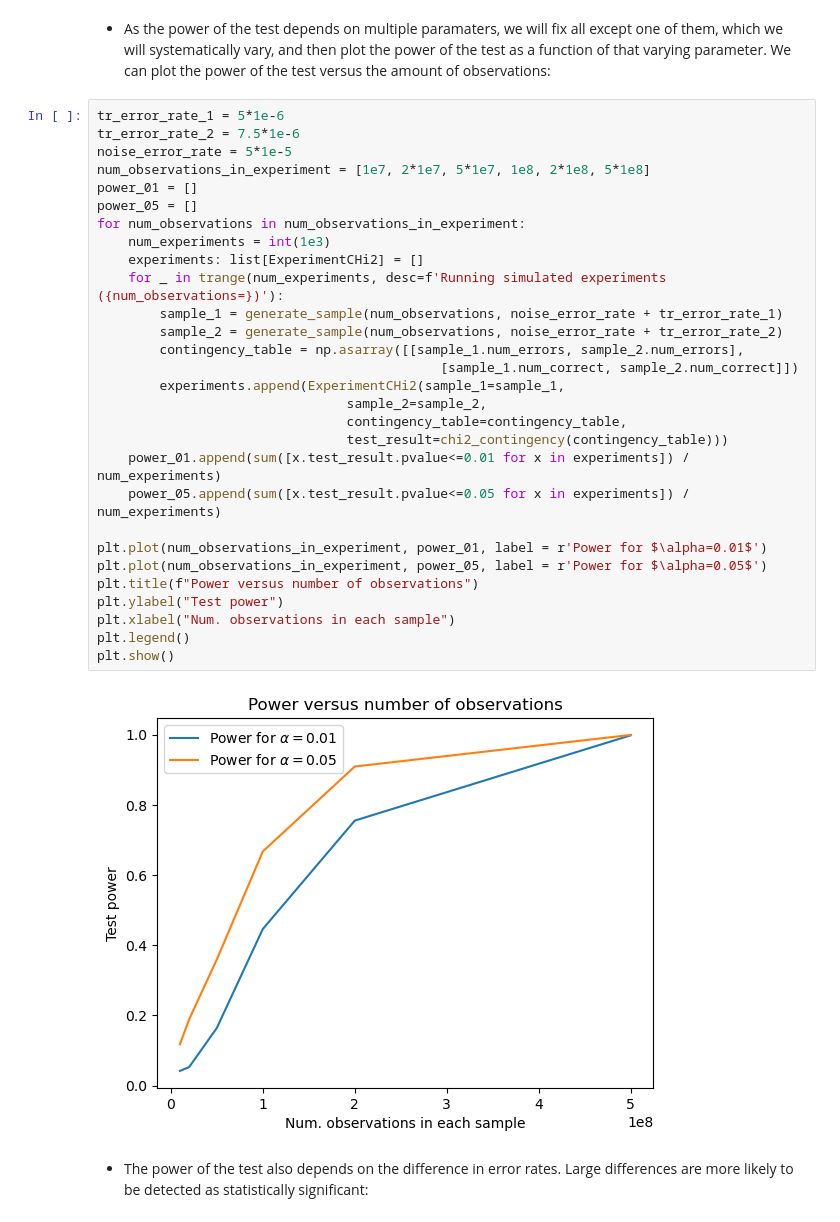
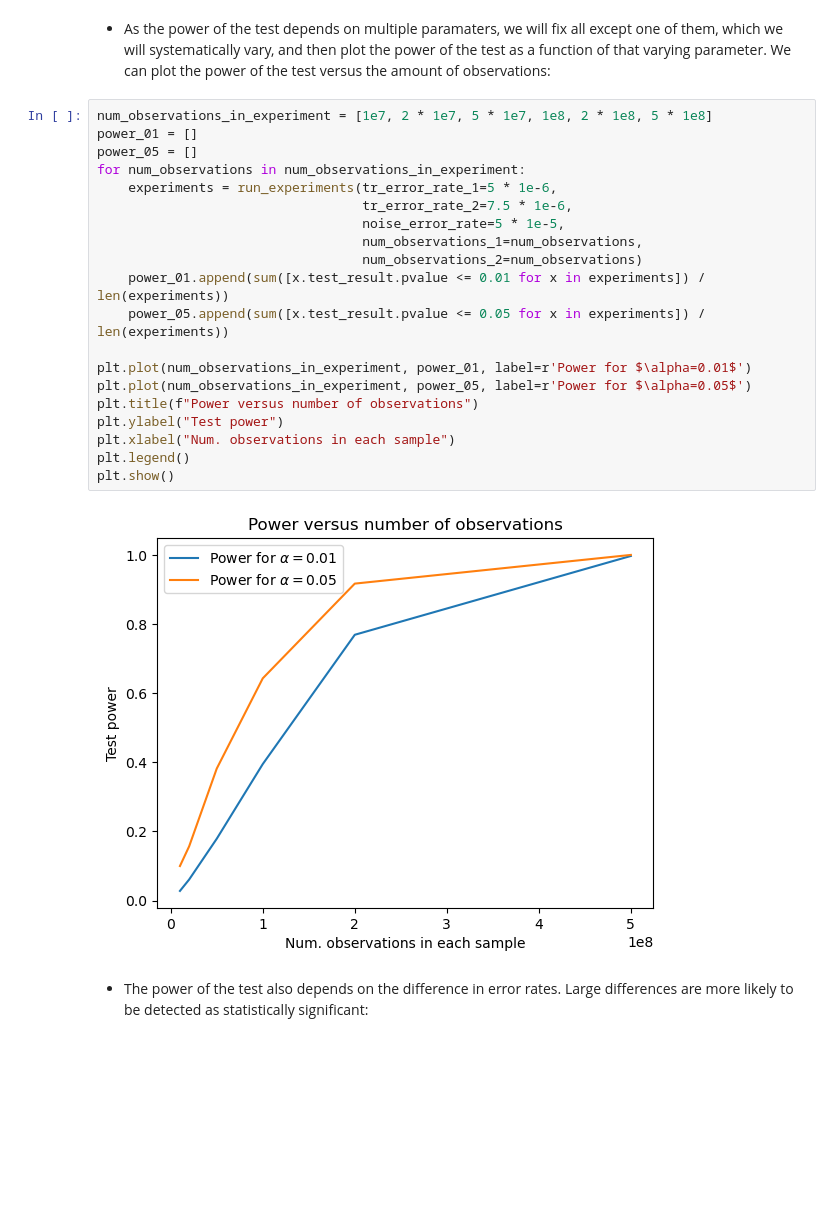
Before and after one commit to jkoubele/phd-stuff, a Jupyter notebook: 02_power_analysis/statistical_and_power_analysis.ipynb, the cells around one changed output. Drawn from its saved outputs; the diff is of its cells as text; blank space fills up the shorter version.

```diff
--- a/02_power_analysis/statistical_and_power_analysis.ipynb
+++ b/02_power_analysis/statistical_and_power_analysis.ipynb
@@ -150,36 +160,27 @@ Estimated power (alpha=0.01): 0.094
 # %% [markdown]
 - As the power of the test depends on multiple paramaters, we will fix all except one of them, which we will systematically vary, and then plot the power of the test as a function of that varying parameter. We can plot the power of the test versus the amount of observations:
 # %%
-tr_error_rate_1 = 5*1e-6
-tr_error_rate_2 = 7.5*1e-6
-noise_error_rate = 5*1e-5
-num_observations_in_experiment = [1e7, 2*1e7, 5*1e7, 1e8, 2*1e8, 5*1e8]
+num_observations_in_experiment = [1e7, 2 * 1e7, 5 * 1e7, 1e8, 2 * 1e8, 5 * 1e8]
 power_01 = []
 power_05 = []
 for num_observations in num_observations_in_experiment:
-    num_experiments = int(1e3)
-    experiments: list[ExperimentCHi2] = []
-    for _ in trange(num_experiments, desc=f'Running simulated experiments ({num_observations=})'):
-        sample_1 = generate_sample(num_observations, noise_error_rate + tr_error_rate_1)
-        sample_2 = generate_sample(num_observations, noise_error_rate + tr_error_rate_2)
-        contingency_table = np.asarray([[sample_1.num_errors, sample_2.num_errors],
-                                            [sample_1.num_correct, sample_2.num_correct]])
-        experiments.append(ExperimentCHi2(sample_1=sample_1,
-                                sample_2=sample_2,
-                                contingency_table=contingency_table,
-                                test_result=chi2_contingency(contingency_table)))
-    power_01.append(sum([x.test_result.pvalue<=0.01 for x in experiments]) / num_experiments)
-    power_05.append(sum([x.test_result.pvalue<=0.05 for x in experiments]) / num_experiments)
+    experiments = run_experiments(tr_error_rate_1=5 * 1e-6,
+                                  tr_error_rate_2=7.5 * 1e-6,
+                                  noise_error_rate=5 * 1e-5,
+                                  num_observations_1=num_observations,
+                                  num_observations_2=num_observations)
+    power_01.append(sum([x.test_result.pvalue <= 0.01 for x in experiments]) / len(experiments))
+    power_05.append(sum([x.test_result.pvalue <= 0.05 for x in experiments]) / len(experiments))
 
-plt.plot(num_observations_in_experiment, power_01, label = r'Power for $\alpha=0.01$')
-plt.plot(num_observations_in_experiment, power_05, label = r'Power for $\alpha=0.05$')
+plt.plot(num_observations_in_experiment, power_01, label=r'Power for $\alpha=0.01$')
+plt.plot(num_observations_in_experiment, power_05, label=r'Power for $\alpha=0.05$')
 plt.title(f"Power versus number of observations")
 plt.ylabel("Test power")
 plt.xlabel("Num. observations in each sample")
 plt.legend()
 plt.show()
 # %% [output]
-[figure, old version]
+[figure, new version]
 # %% [markdown]
 - The power of the test also depends on the difference in error rates. Large differences are more likely to be detected as statistically significant:
 # %%
```
Also changed, not shown: parts of 6 cells of this notebook.
